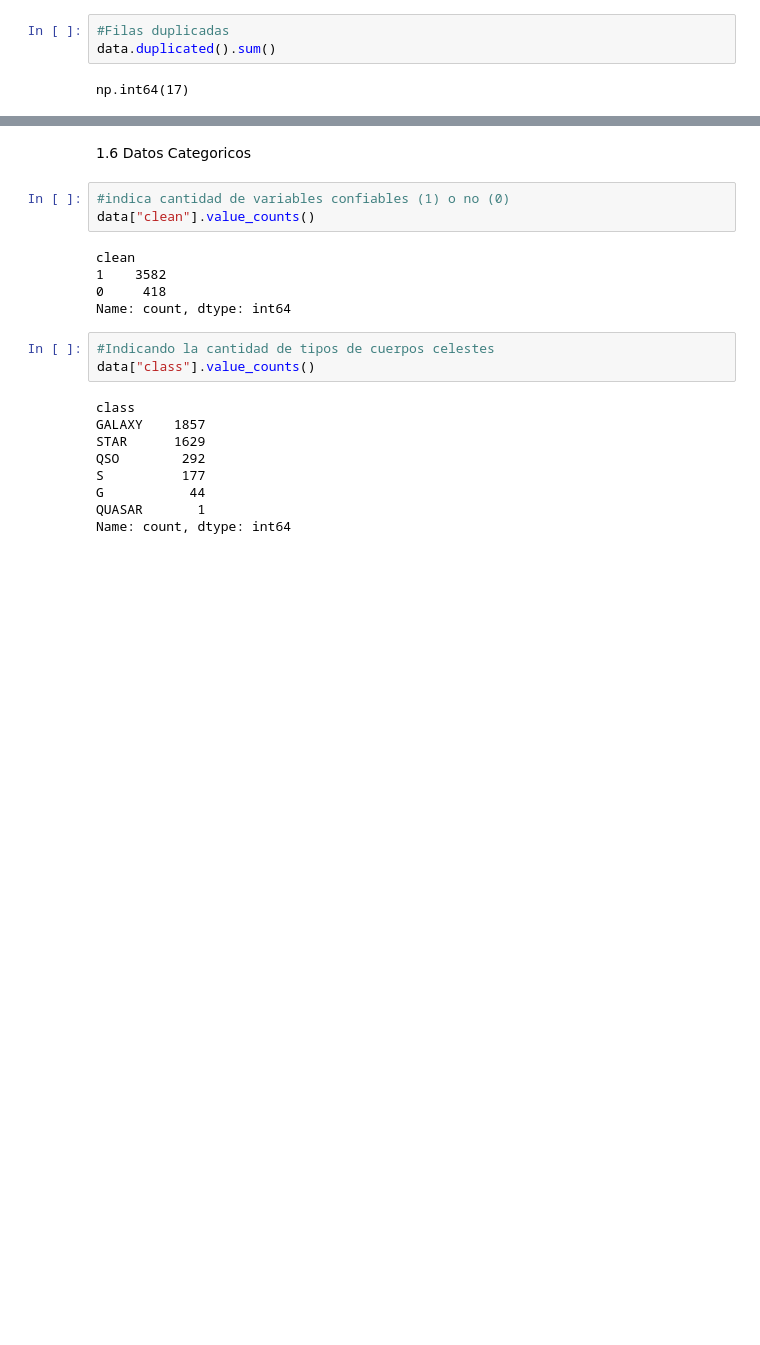
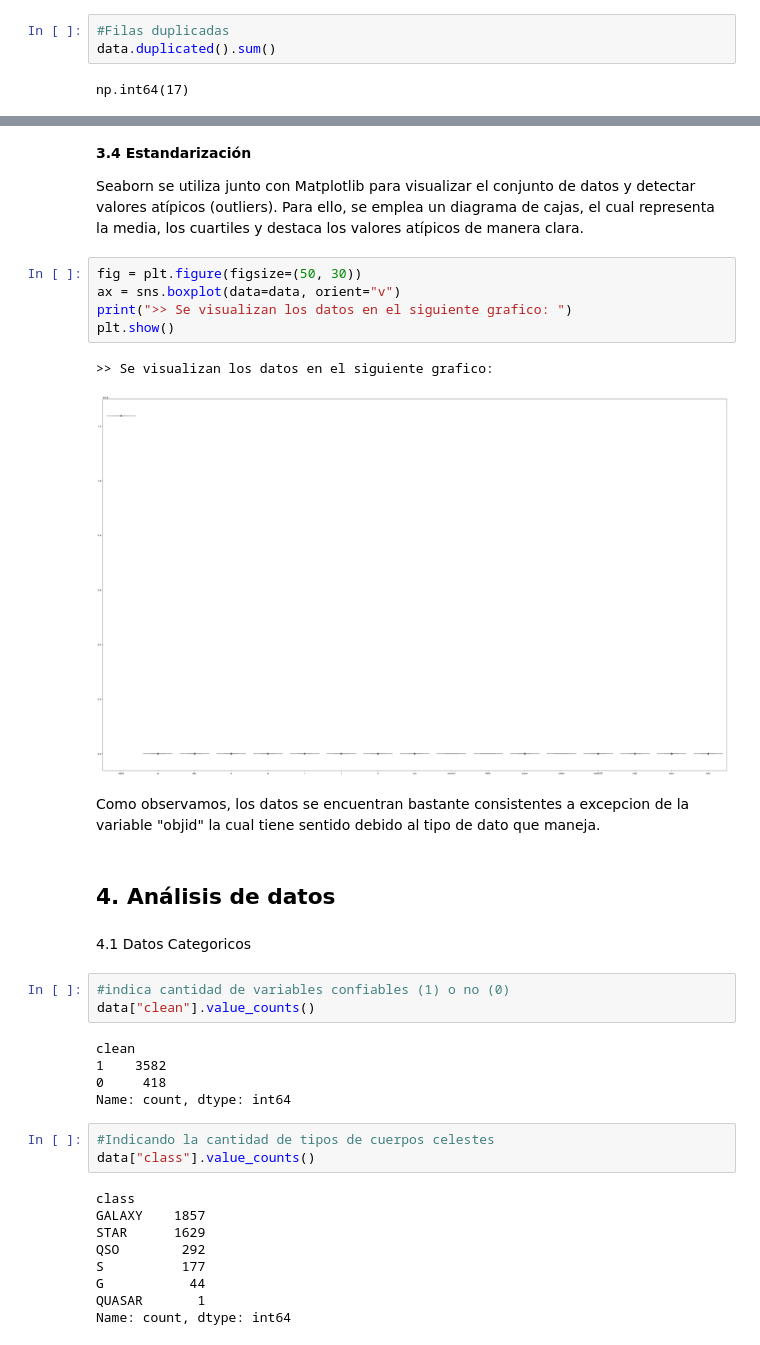
Before and after one commit to Paulina-A-V/Laboratorio, a Jupyter notebook: notebook lab 1.ipynb, the cells around one changed output, grey strips where cells are left out. Drawn from its saved outputs; the diff is of its cells as text; blank space fills up the shorter version.

```diff
--- a/notebook lab 1.ipynb
+++ b/notebook lab 1.ipynb
@@ -144,5 +212,21 @@ Valores únicos en 'clean': [1 0]
+# %% [markdown]
+**3.4 Estandarización**
+
+Seaborn se utiliza junto con Matplotlib para visualizar el conjunto de datos y detectar valores atípicos (outliers). Para ello, se emplea un diagrama de cajas, el cual representa la media, los cuartiles y destaca los valores atípicos de manera clara.
+# %%
+fig = plt.figure(figsize=(50, 30))
+ax = sns.boxplot(data=data, orient="v")
+print(">> Se visualizan los datos en el siguiente grafico: ")
+plt.show()
+# %% [output]
+>> Se visualizan los datos en el siguiente grafico:
+[figure, added]
+# %% [markdown]
+Como observamos, los datos se encuentran bastante consistentes a excepcion de la variable "objid" la cual tiene sentido debido al tipo de dato que maneja.
+# %% [markdown]
+## 4. Análisis de datos
 # %% [markdown]
-1.6 Datos Categoricos
+4.1 Datos Categoricos
 # %%
 #indica cantidad de variables confiables (1) o no (0)
 data["clean"].value_counts()
```
Also changed, not shown: parts of 46 cells of this notebook.
